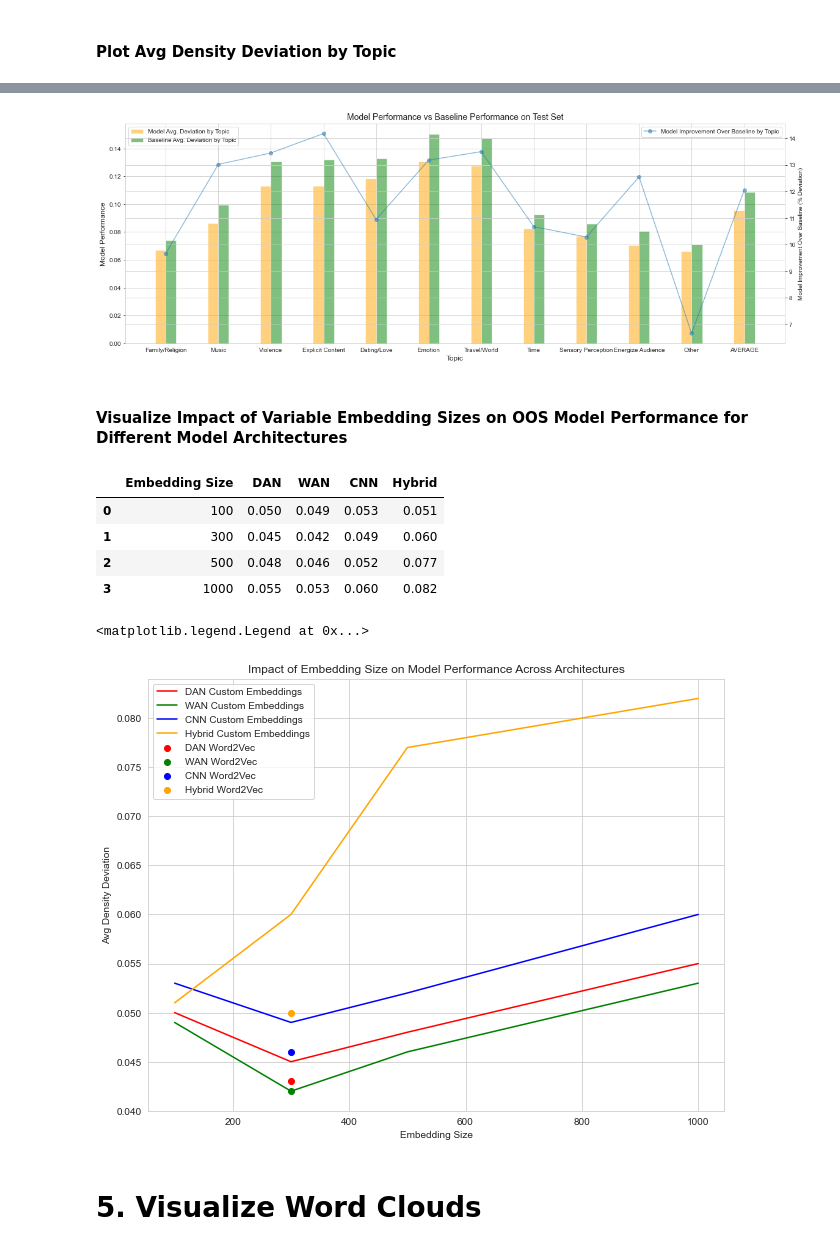
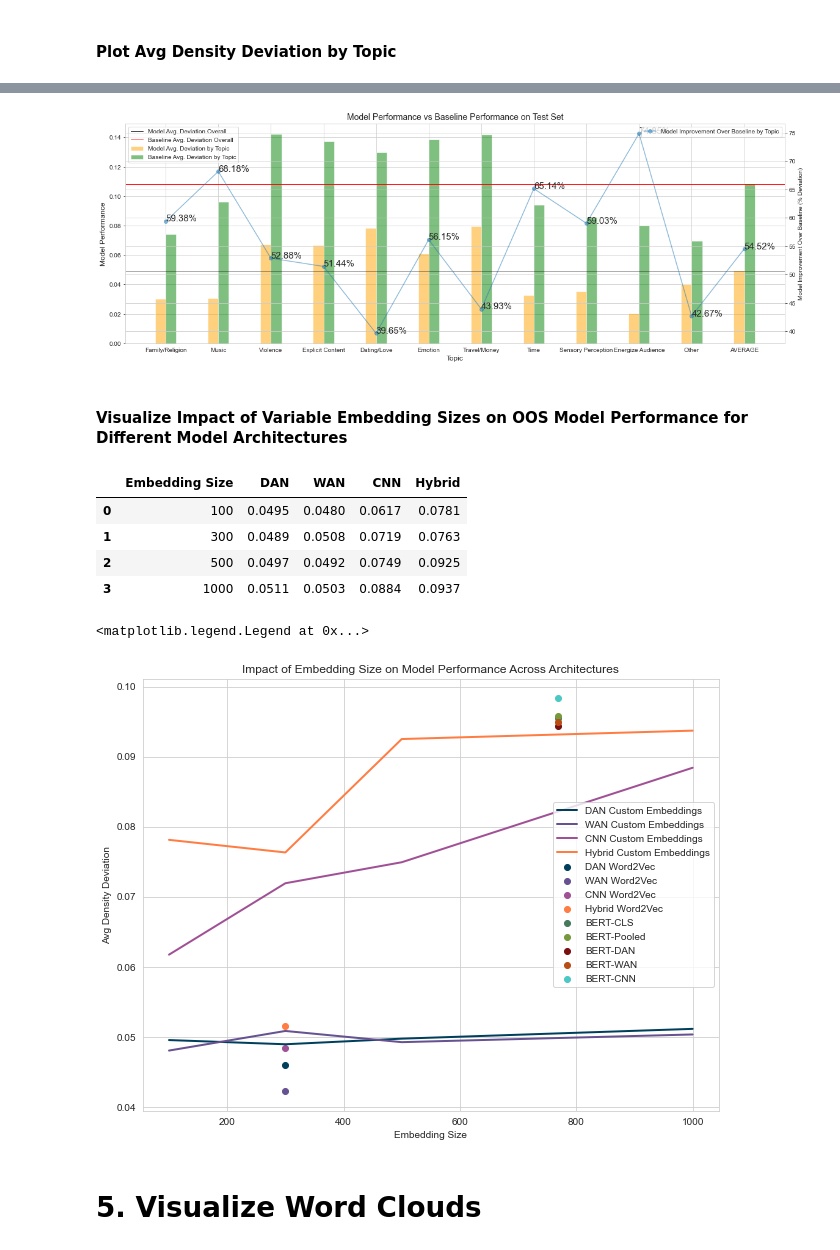
Before and after one commit to amitg3-ucb/nlp_music_recommendation, a Jupyter notebook: Tools for Analyzing Neural Networks and Model Performance, Analyzing Datasets.ipynb, the cells around one changed output, grey strips where cells are left out. Cells and saved outputs as stored; diff of their text form; code cells hidden in the pictures.

```diff
--- a/Tools for Analyzing Neural Networks and Model Performance, Analyzing Datasets.ipynb
+++ b/Tools for Analyzing Neural Networks and Model Performance, Analyzing Datasets.ipynb
@@ -299,9 +369,13 @@ fig = plt.figure(figsize = (15,5))
 axes = fig.add_axes([0,0,1,1])
 axes.bar(np.arange(len(pred_topic_deviation)) - 0.1,pred_topic_deviation,label = 'Model Avg. Deviation by Topic',alpha=0.5,width=0.2,color='orange')
 axes.bar(np.arange(len(baseline_topic_deviation))+0.1,baseline_topic_deviation,label = 'Baseline Avg. Deviation by Topic',alpha=0.5,width=0.2,color='green')
+axes.axhline(pred_overall_deviation,color = 'black',label = 'Model Avg. Deviation Overall',lw=1)
+axes.axhline(baseline_overall_deviation,color = 'red',label = 'Baseline Avg. Deviation Overall',lw=1)
 axes2 = axes.twinx()
 axes2.plot(np.arange(len(improvement_over_baseline)),improvement_over_baseline,
            label='Model Improvement Over Baseline by Topic',alpha = 0.5,marker = 'o')
+for num in range(len(improvement_over_baseline)):
+    axes2.text(num,improvement_over_baseline[num],str(improvement_over_baseline[num]) + '%',size=15)
 plt.xticks(np.arange(len(pred_topic_deviation)),[x[7:] for x in pred_topic_deviation.index if x[0] == 'T'] + ['AVERAGE'])
 axes.set_xlabel('Topic',fontsize=12)
 axes.set_ylabel('Model Performance',fontsize=12)
@@ -311,44 +385,49 @@ axes.legend(loc=2)
 axes2.legend(loc=1)
 plt.show()
 # %% [output]
-[figure, old version]
+[figure, new version]
 # %% [markdown]
 #### Visualize Impact of Variable Embedding Sizes on OOS Model Performance for Different Model Architectures
 # %%
 sample_performance = pd.DataFrame()
 sample_performance['Embedding Size'] = [100,300,500,1000]
-sample_performance['DAN'] = [0.05,0.045,0.048,0.055]
-sample_performance['WAN'] = [0.049,0.042,0.046,0.053]
-sample_performance['CNN'] = [0.053,0.049,0.052,0.06]
-sample_performance['Hybrid'] = [0.051,0.06,0.077,0.082]
+sample_performance['DAN'] = [0.0495,0.0489,0.0497,0.0511]
+sample_performance['WAN'] = [0.0480,0.0508,0.0492,0.0503]
+sample_performance['CNN'] = [0.0617,0.0719,0.0749,0.0884]
+sample_performance['Hybrid'] = [0.0781,0.0763,0.0925,0.0937]
 
 display(sample_performance)
 
 fig = plt.figure(figsize = (8,6))
 axes = fig.add_axes([0,0,1,1])
-colors = ['red','green','blue','orange','teal']
+colors = ['#003f5c','#665191','#a05195','#ff7c43','teal']
 count = 0
 for arch in ['DAN','WAN','CNN','Hybrid']: #Plot Model Performance by Embedding Size for Each Architecture
     axes.plot(sample_performance['Embedding Size'],sample_performance[arch],label = arch + ' Custom Embeddings',
-             color = colors[count])
+             color = colors[count],lw=2)
     count = count + 1
 
-axes.scatter(300,0.043,color = colors[0],label = 'DAN Word2Vec')
-axes.scatter(300,0.042,color = colors[1],label = 'WAN Word2Vec')
-axes.scatter(300,0.046,color = colors[2],label = 'CNN Word2Vec')
-axes.scatter(300,0.05,color = colors[3],label = 'Hybrid Word2Vec')
+axes.scatter(300,0.0460,color = colors[0],label = 'DAN Word2Vec')
+axes.scatter(300,0.0422,color = colors[1],label = 'WAN Word2Vec')
+axes.scatter(300,0.0483,color = colors[2],label = 'CNN Word2Vec')
+axes.scatter(300,0.0515,color = colors[3],label = 'Hybrid Word2Vec')
+axes.scatter(768,0.0955,label = "BERT-CLS", color = "#46795c")
+axes.scatter(768, 0.0958, label = "BERT-Pooled", color = '#78983d')
+axes.scatter(768,0.0944, label = "BERT-DAN", color = '#790f0f')
+axes.scatter(768,0.0950,label = 'BERT-WAN', color = '#b94d13')
+axes.scatter(768,0.0983, label = "BERT-CNN", color = '#4bc8c4')
 axes.set_xlabel('Embedding Size')
 axes.set_ylabel('Avg Density Deviation')
 axes.set_title('Impact of Embedding Size on Model Performance Across Architectures')
 axes.legend()
 # %% [output]
 |  | Embedding Size | DAN | WAN | CNN | Hybrid |
-| 0 | 100 | 0.050 | 0.049 | 0.053 | 0.051 |
-| 1 | 300 | 0.045 | 0.042 | 0.049 | 0.060 |
-| 2 | 500 | 0.048 | 0.046 | 0.052 | 0.077 |
-| 3 | 1000 | 0.055 | 0.053 | 0.060 | 0.082 |
+| 0 | 100 | 0.0495 | 0.0480 | 0.0617 | 0.0781 |
+| 1 | 300 | 0.0489 | 0.0508 | 0.0719 | 0.0763 |
+| 2 | 500 | 0.0497 | 0.0492 | 0.0749 | 0.0925 |
+| 3 | 1000 | 0.0511 | 0.0503 | 0.0884 | 0.0937 |
 <matplotlib.legend.Legend at 0x...>
-[figure, old version]
+[figure, new version]
 # %% [markdown]
 # 5. Visualize Word Clouds
 # %%
```
Also changed, not shown: parts of 12 cells of this notebook, 7 other files.
